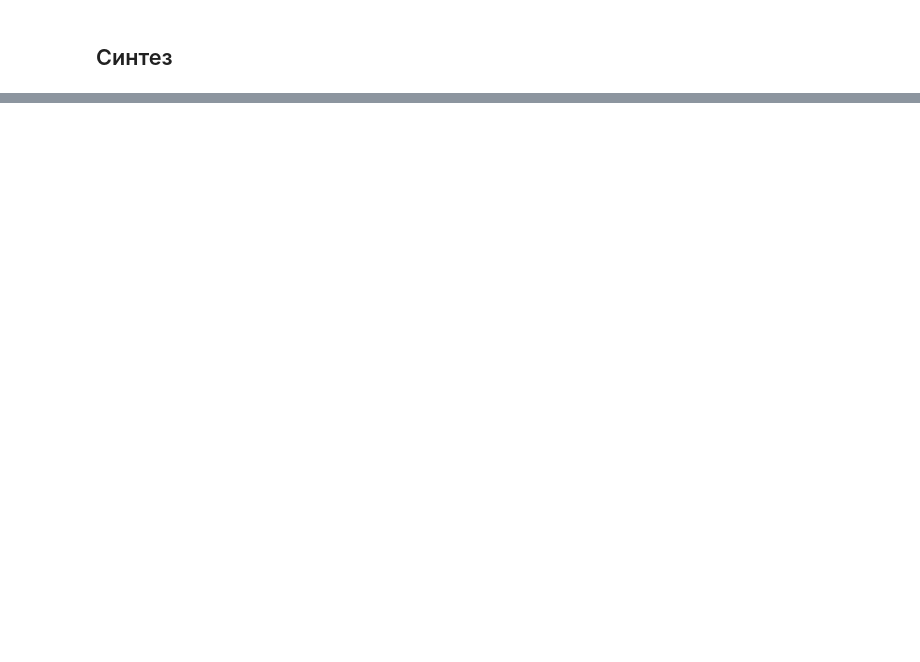
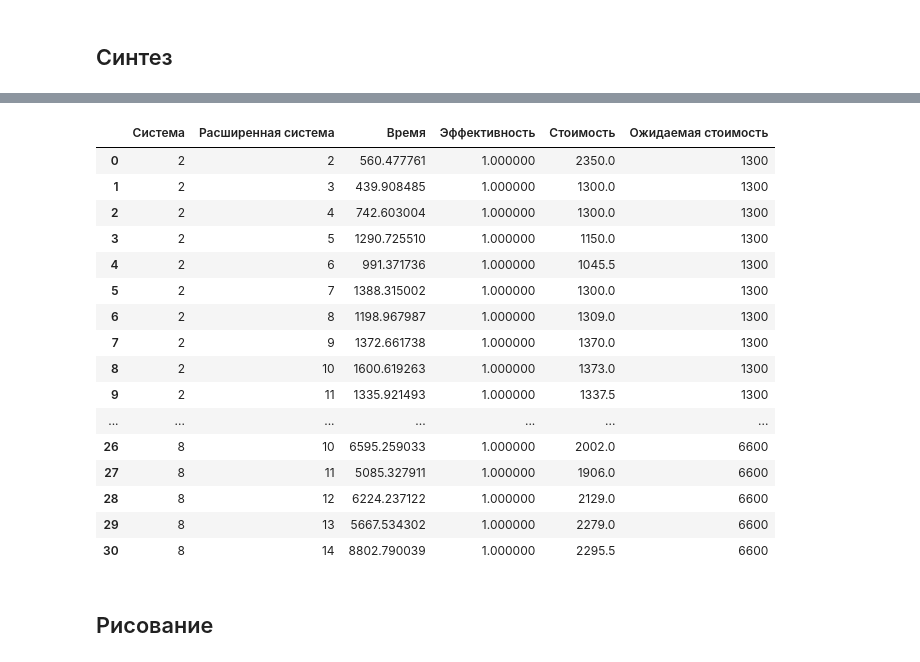
Before and after one commit to Fersol/Static-dynamic-shedule, a Jupyter notebook: experiments.ipynb, the cells around one changed output, grey strips where cells are left out. Cells and saved outputs as stored; diff of their text form; code cells hidden in the pictures; blank space fills up the shorter version.

```diff
--- a/experiments.ipynb
+++ b/experiments.ipynb
@@ -483,0 +622,2 @@ df_res
+# %%
+df_res_g = df_res.groupby(['Система', 'Расширенная система'])[['Время','Эффективность', 'Стоимость', 'Ожидаемая стоимость']].mean().reset_index()
@@ -483,0 +630,22 @@ df_res
+# %%
+df_res_g
+# %% [output]
+|  | Система | Расширенная система | Время | Эффективность | Стоимость | Ожидаемая стоимость |
+| 0 | 2 | 2 | 560.477761 | 1.000000 | 2350.0 | 1300 |
+| 1 | 2 | 3 | 439.908485 | 1.000000 | 1300.0 | 1300 |
+| 2 | 2 | 4 | 742.603004 | 1.000000 | 1300.0 | 1300 |
+| 3 | 2 | 5 | 1290.725510 | 1.000000 | 1150.0 | 1300 |
+| 4 | 2 | 6 | 991.371736 | 1.000000 | 1045.5 | 1300 |
+| 5 | 2 | 7 | 1388.315002 | 1.000000 | 1300.0 | 1300 |
+| 6 | 2 | 8 | 1198.967987 | 1.000000 | 1309.0 | 1300 |
+| 7 | 2 | 9 | 1372.661738 | 1.000000 | 1370.0 | 1300 |
+| 8 | 2 | 10 | 1600.619263 | 1.000000 | 1373.0 | 1300 |
+| 9 | 2 | 11 | 1335.921493 | 1.000000 | 1337.5 | 1300 |
+| ... | ... | ... | ... | ... | ... | ... |
+| 26 | 8 | 10 | 6595.259033 | 1.000000 | 2002.0 | 6600 |
+| 27 | 8 | 11 | 5085.327911 | 1.000000 | 1906.0 | 6600 |
+| 28 | 8 | 12 | 6224.237122 | 1.000000 | 2129.0 | 6600 |
+| 29 | 8 | 13 | 5667.534302 | 1.000000 | 2279.0 | 6600 |
+| 30 | 8 | 14 | 8802.790039 | 1.000000 | 2295.5 | 6600 |
+# %% [markdown]
+## Рисование
```
Also changed, not shown: parts of 41 cells of this notebook, 6 other files.
